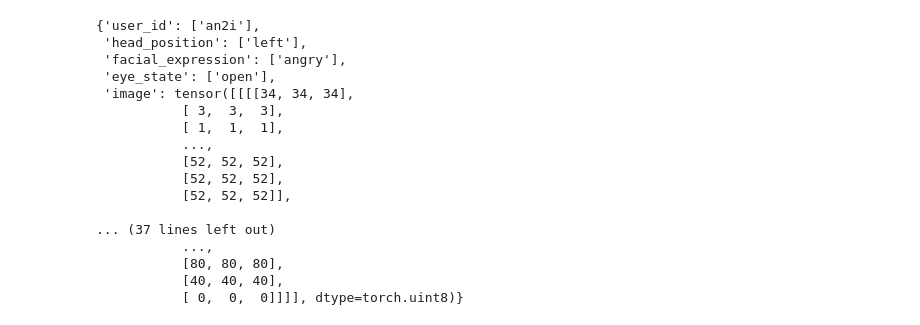
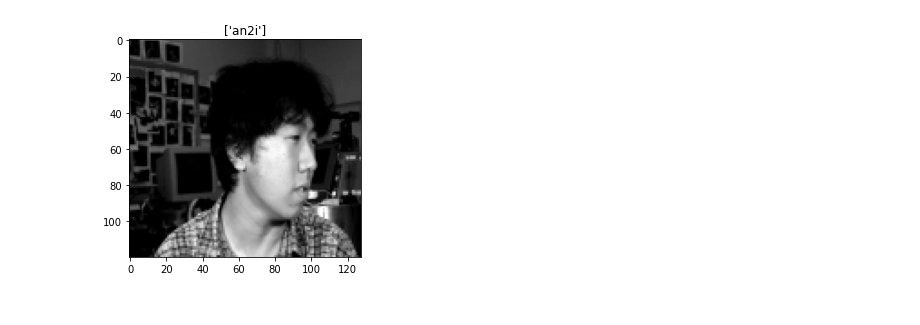
Before and after one commit to karenfeng/eigenfaces, a Jupyter notebook: python/preprocess_data.ipynb, the cells around one changed output. Saved outputs shown, nothing was run; the diff lists cells and outputs as text; code cells hidden in the pictures.

Commit message:
Show transform
Signed-off-by: Karen Feng <karenfeng.us@gmail.com>

```diff
--- a/python/preprocess_data.ipynb
+++ b/python/preprocess_data.ipynb
@@ -9,14 +10,17 @@ from torch.utils.data import Dataset, DataLoader
 # %%
 class EigenfacesDataset(Dataset):
 
-    def __init__(self, data_dir):
+    def __init__(self, data_dir, transform=None):
         """
         Arguments:
             data_dir (string): Directory with all the images.
+            transform (callable, optional): Optional transform to be applied
+                on a sample.
         """
         self.img_path_list = [
             i for i in sorted(glob.glob("{}/**/*.pgm".format(data_dir))) \
             if self.get_labels(i)['scale'] == 1]
+        self.transform = transform
 
     def __len__(self):
         return len(self.img_path_list)
@@ -26,13 +30,16 @@ class EigenfacesDataset(Dataset):
             idx = idx.tolist()
 
         img_path = self.img_path_list[idx]
-        image = cv2.imread(img_path)
+        image = cv2.imread(img_path, -1)
+        if self.transform:
+            image = torch.squeeze(self.transform(image))
+
         labels = self.get_labels(img_path)
-        item = labels.copy()
-        item.pop('scale')
-        item['image'] = image
+        sample = labels.copy()
+        sample.pop('scale')
+        sample['image'] = image
 
-        return item
+        return sample
 
     def get_labels(self, img_path):
         img_name = os.path.splitext(os.path.basename(img_path))[0]
@@ -61,20 +65,14 @@ eigenfaces_dataloader = DataLoader(eigenfaces_dataset)
-# %%
-next(iter(eigenfaces_dataloader))
-# %% [output]
-{'user_id': ['an2i'],
- 'head_position': ['left'],
- 'facial_expression': ['angry'],
- 'eye_state': ['open'],
- 'image': tensor([[[[34, 34, 34],
-           [ 3,  3,  3],
-           [ 1,  1,  1],
-           ...,
-           [52, 52, 52],
-           [52, 52, 52],
-           [52, 52, 52]],
-
-... (37 lines left out)
-           ...,
-           [80, 80, 80],
-           [40, 40, 40],
-           [ 0,  0,  0]]]], dtype=torch.uint8)}
+# %%
+normalize_transform = transforms.Compose(
+    [transforms.ToTensor(),
+     transforms.Normalize(0.5, 0.5)])
+eigenfaces_dataset = EigenfacesDataset(data_dir='../data', transform=normalize_transform)
+eigenfaces_dataloader = DataLoader(eigenfaces_dataset)
+# %%
+for sample in eigenfaces_dataloader:
+    image = torch.squeeze(sample['image'])
+    plt.title(sample['user_id'])
+    plt.imshow(image, cmap='gray')
+    break
+# %% [output]
+[figure, added]
```
Also changed, not shown: parts of 2 cells of this notebook.
